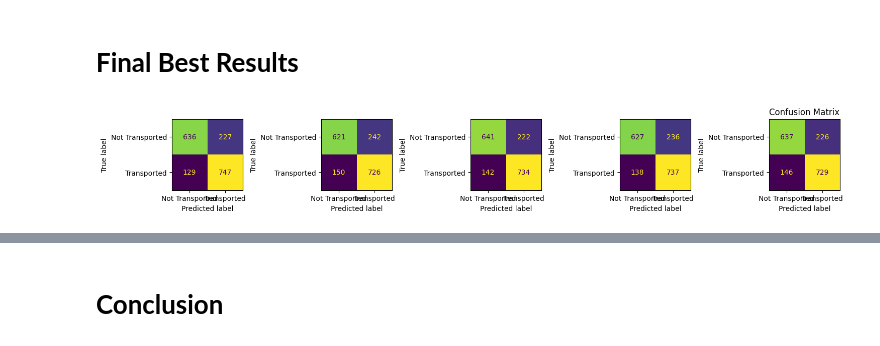
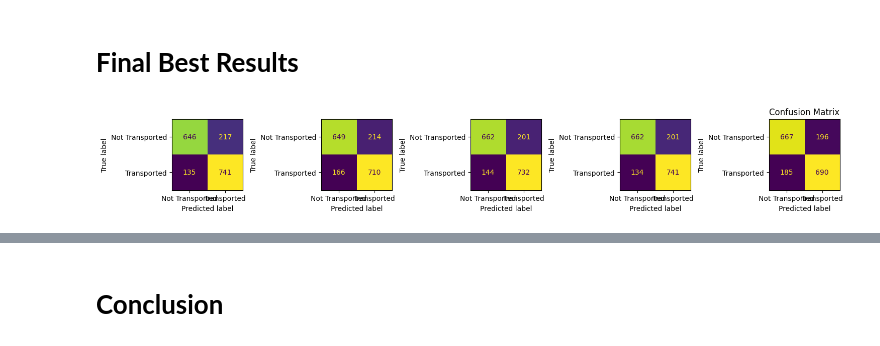
Before and after one commit to Alisizationed/sigmoid_homeworks, a Jupyter notebook: ex_prep_1/Sigmoid_Exam_Prep_1.ipynb, the cells around one changed output, grey strips where cells are left out. Cells and saved outputs as stored; diff of their text form; code cells hidden in the pictures.

```diff
--- a/ex_prep_1/Sigmoid_Exam_Prep_1.ipynb
+++ b/ex_prep_1/Sigmoid_Exam_Prep_1.ipynb
@@ -1192,7 +1272,7 @@ precision = []
 roc_auc = []
 y_preds = []
 
-best_model = KNeighborsClassifier(n_neighbors=5)
+best_model = KNeighborsClassifier(n_neighbors=20)
 
 for (X_train, y_train, X_test, y_test) in zip(X_trains_sh, y_trains, X_tests_sh, y_tests):
   best_model.fit(X_train, y_train)
@@ -1202,7 +1282,9 @@ for (X_train, y_train, X_test, y_test) in zip(X_trains_sh, y_trains, X_tests_sh,
   f1.append(f1_score(y_test, y_pred))
   recall.append(recall_score(y_test, y_pred))
   precision.append(precision_score(y_test, y_pred))
-  roc_auc.append(roc_auc_score(y_test, y_pred))
+
+  y_pred_proba = best_model.predict_proba(X_test)[:, 1]
+  roc_auc.append(roc_auc_score(y_test, y_pred_proba))
 
 scores = ({
 "accuracy": np.mean(accuracy),
@@ -1256,7 +1338,7 @@ precision = []
 roc_auc = []
 y_preds = []
 
-best_model = xgb.XGBClassifier(colsample_bytree=0.5, max_depth=4, n_estimators=100)
+best_model = xgb.XGBClassifier(criterion='gini', colsample_bytree=0.5, max_depth=6, n_estimators=50)
 
 for (X_train, y_train, X_test, y_test) in zip(X_trains_sh, y_trains, X_tests_sh, y_tests):
   best_model.fit(X_train, y_train)
@@ -1266,7 +1348,9 @@ for (X_train, y_train, X_test, y_test) in zip(X_trains_sh, y_trains, X_tests_sh,
   f1.append(f1_score(y_test, y_pred))
   recall.append(recall_score(y_test, y_pred))
   precision.append(precision_score(y_test, y_pred))
-  roc_auc.append(roc_auc_score(y_test, y_pred))
+
+  y_pred_proba = best_model.predict_proba(X_test)[:, 1]
+  roc_auc.append(roc_auc_score(y_test, y_pred_proba))
 
 scores = ({
 "accuracy": np.mean(accuracy),
@@ -1288,30 +1362,3 @@ dtype: float64
-# %%
-accuracy = []
-f1 = []
-recall = []
-precision = []
-roc_auc = []
-y_preds = []
-
-best_model = xgb.XGBClassifier(colsample_bytree=0.5, max_depth=4, n_estimators=100)
-
-for (X_train, y_train, X_test, y_test) in zip(X_trains, y_trains, X_tests, y_tests):
-  best_model.fit(X_train, y_train)
-  y_pred = best_model.predict(X_test)
-
-  accuracy.append(accuracy_score(y_test, y_pred))
-  f1.append(f1_score(y_test, y_pred))
-  recall.append(recall_score(y_test, y_pred))
-  precision.append(precision_score(y_test, y_pred))
-  roc_auc.append(roc_auc_score(y_test, y_pred))
-
-scores = ({
-"accuracy": np.mean(accuracy),
-"f1": np.mean(f1),
-"recall": np.mean(recall),
-"precision": np.mean(precision),
-"roc_auc": np.mean(roc_auc),
-})
 # %%
 pd.Series(scores)
 # %% [output]
@@ -1327,36 +1374,38 @@ dtype: float64
 # %%
 accuracy = []
 f1 = []
 recall = []
 precision = []
 roc_auc = []
 y_preds = []
 
-best_model = RandomForestClassifier(random_state=42, max_depth=8, criterion='entropy', n_estimators=200)
+best_model = RandomForestClassifier(random_state=42, max_depth=8, criterion='entropy', n_estimators=100)
 
 for (X_train, y_train, X_test, y_test) in zip(X_trains_sh, y_trains, X_tests_sh, y_tests):
   best_model.fit(X_train, y_train)
   y_pred = best_model.predict(X_test)
 
   accuracy.append(accuracy_score(y_test, y_pred))
   f1.append(f1_score(y_test, y_pred))
   recall.append(recall_score(y_test, y_pred))
   precision.append(precision_score(y_test, y_pred))
-  roc_auc.append(roc_auc_score(y_test, y_pred))
   y_preds.append(y_pred)
+
+  y_pred_proba = best_model.predict_proba(X_test)[:, 1]
+  roc_auc.append(roc_auc_score(y_test, y_pred_proba))
 
 plot_conf_matrix(y_tests, y_preds, 'Confusion Matrix',
                 ['Not Transported', 'Transported'])
 
 scores = ({
 "accuracy": np.mean(accuracy),
 "f1": np.mean(f1),
 "recall": np.mean(recall),
 "precision": np.mean(precision),
 "roc_auc": np.mean(roc_auc),
 })
 # %% [output]
-[figure, old version]
+[figure, new version]
 # %%
 pd.Series(scores)
 # %% [output]
```
Also changed, not shown: parts of 33 cells of this notebook.
